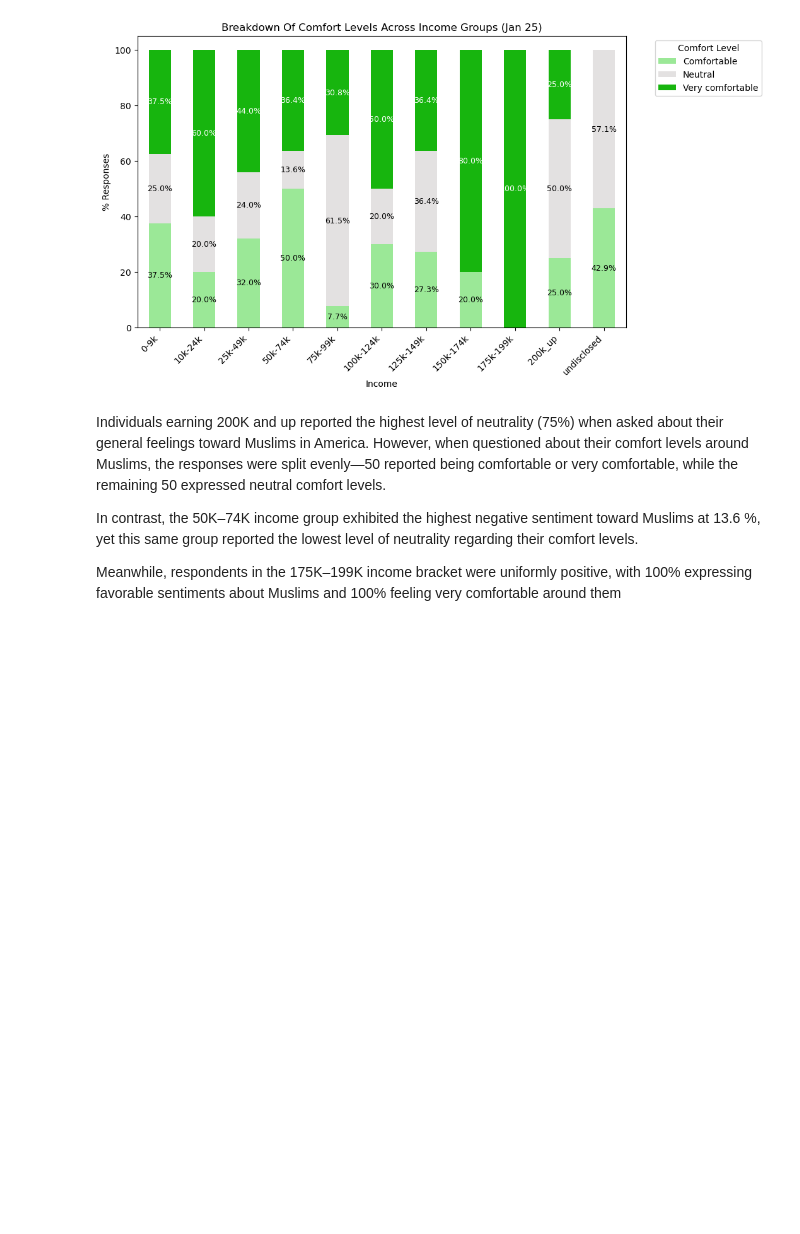
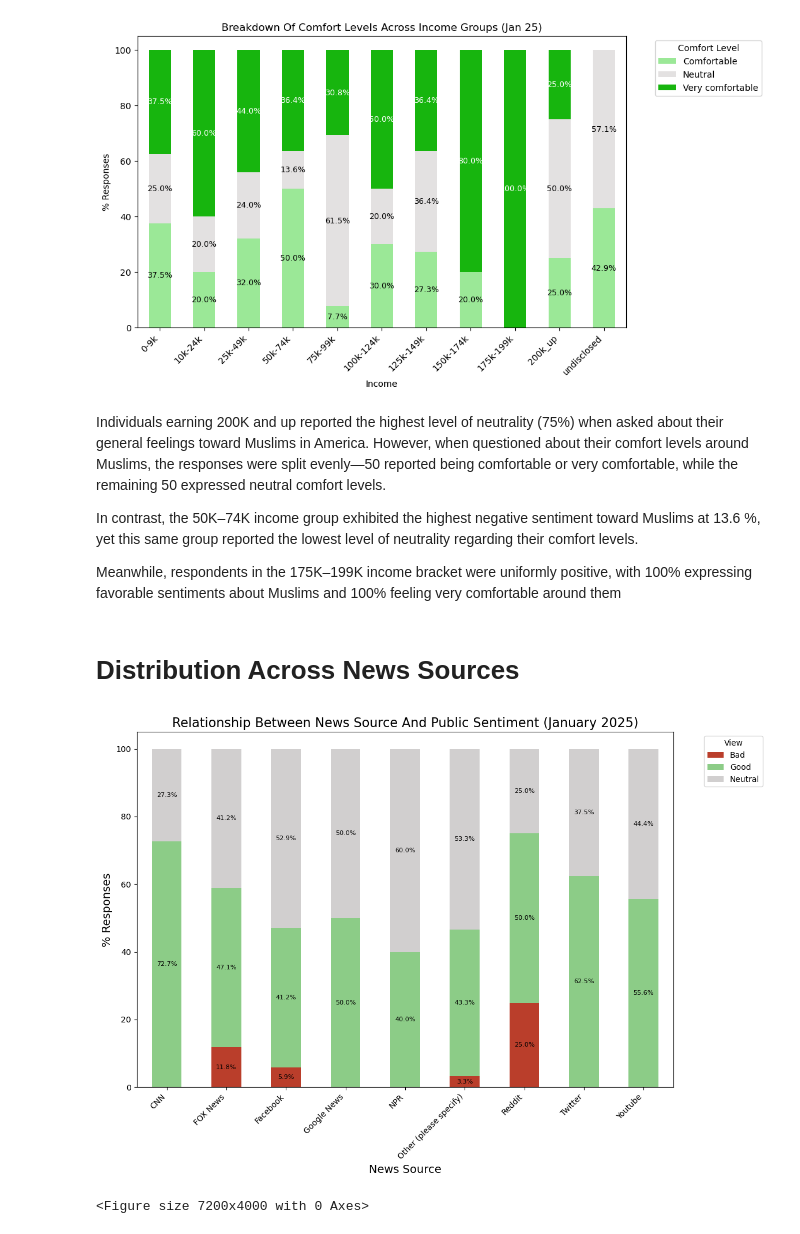
Before and after one commit to manelmahroug/Muslim-Brand-Sentiment, a Jupyter notebook: Brand_sentiment_Jan_2025.ipynb, the cells around one changed output. Saved outputs shown, nothing was run; the diff lists cells and outputs as text; code cells hidden in the pictures; blank space fills up the shorter version.

Commit message:
added income and news source analysis

```diff
--- a/Brand_sentiment_Jan_2025.ipynb
+++ b/Brand_sentiment_Jan_2025.ipynb
@@ -785,3 +785,17 @@ Individuals earning 200K and up reported the highest level of neutrality (75%) w
 In contrast, the 50K–74K income group exhibited the highest negative sentiment toward Muslims at 13.6 %, yet this same group reported the lowest level of neutrality regarding their comfort levels.
 
 Meanwhile, respondents in the 175K–199K income bracket were uniformly positive, with 100% expressing favorable sentiments about Muslims and 100% feeling very comfortable around them
+# %% [markdown]
+# Distribution Across News Sources
+# %%
+plot_stacked_bar_chart(
+    df=jan25,
+    title='Relationship Between News Source And Public Sentiment (January 2025)',
+    xlabel='News Source',
+    ylabel='% Responses',
+    cat_col= 'Where do you get your news from?',
+    sent_col='How do you feel about Muslim people in America?'
+)
+# %% [output]
+[figure, added]
+<Figure size 7200x4000 with 0 Axes>
```
